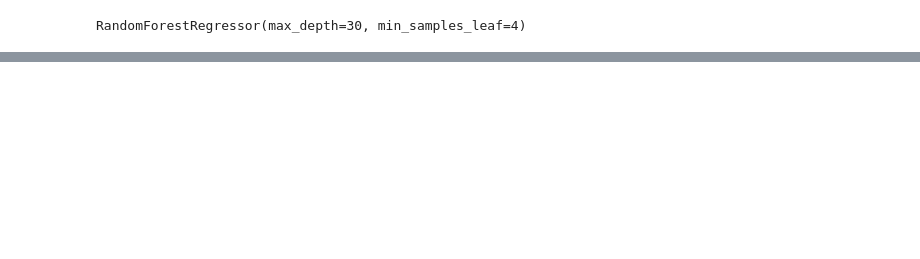
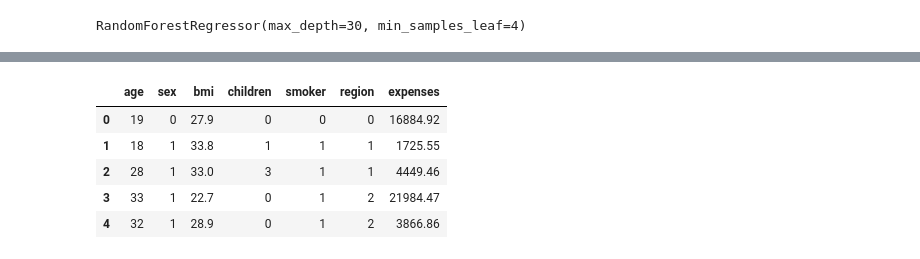
Before and after one commit to abhinowo/LP-DA, a Jupyter notebook: insuranceSeries/lp-1/premiumPrediction.ipynb, the cells around one changed output, grey strips where cells are left out. Cells and saved outputs as stored; diff of their text form; code cells hidden in the pictures; blank space fills up the shorter version.

```diff
--- a/insuranceSeries/lp-1/premiumPrediction.ipynb
+++ b/insuranceSeries/lp-1/premiumPrediction.ipynb
@@ -550,0 +560,3 @@ MAE: 2409.0153985805473
+# %%
+df_ml = pd.read_csv('./data_input/insurance.csv')
+df_ml.head()
@@ -550,0 +570,15 @@ MAE: 2409.0153985805473
+# %%
+# turn categorical columns into numeric
+
+df_ml['sex'] = pd.factorize(df_ml.sex)[0]
+df_ml['smoker'] = pd.factorize(df_ml.smoker)[0]
+df_ml['region'] = pd.factorize(df_ml.region)[0]
+# %%
+df_ml.head()
+# %% [output]
+|  | age | sex | bmi | children | smoker | region | expenses |
+| 0 | 19 | 0 | 27.9 | 0 | 0 | 0 | 16884.92 |
+| 1 | 18 | 1 | 33.8 | 1 | 1 | 1 | 1725.55 |
+| 2 | 28 | 1 | 33.0 | 3 | 1 | 1 | 4449.46 |
+| 3 | 33 | 1 | 22.7 | 0 | 1 | 2 | 21984.47 |
+| 4 | 32 | 1 | 28.9 | 0 | 1 | 2 | 3866.86 |
```
Also changed, not shown: parts of 26 cells of this notebook.
